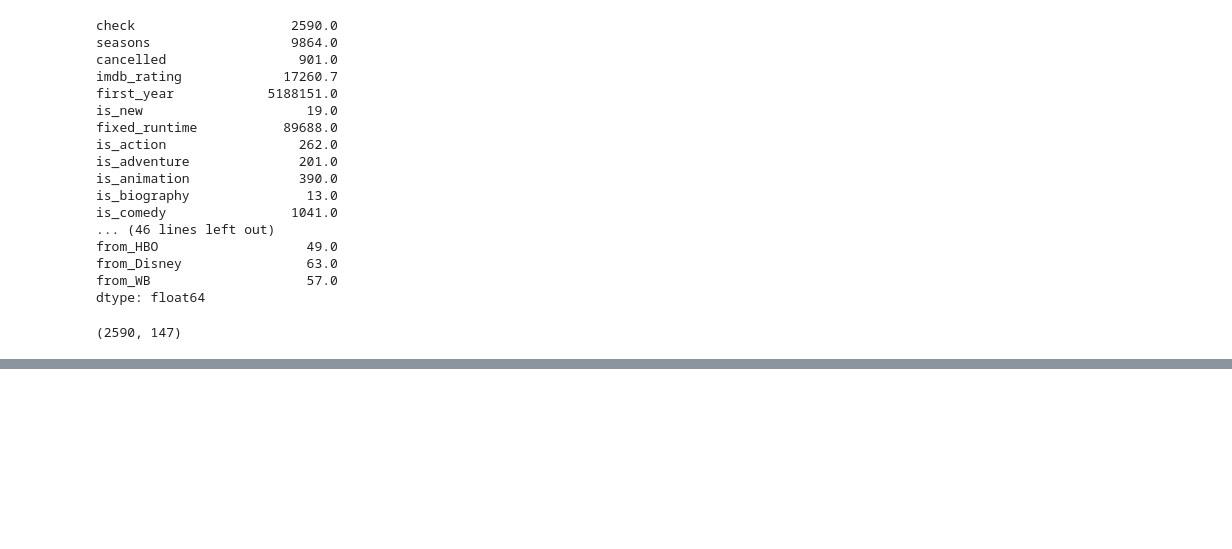
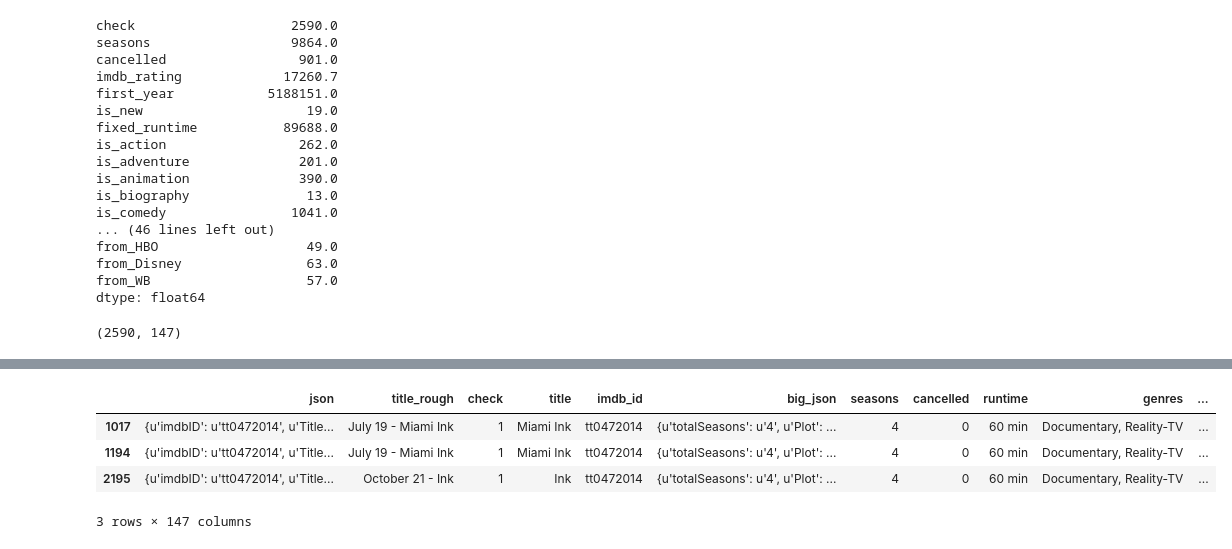
Before and after one commit to cgeppig/Will_My_Show_Get_Cancelled, a Jupyter notebook: Capstone Data Acquisition.ipynb, the cells around one changed output, grey strips where cells are left out. Cells and saved outputs as stored; diff of their text form; code cells hidden in the pictures; blank space fills up the shorter version.

```diff
--- a/Capstone Data Acquisition.ipynb
+++ b/Capstone Data Acquisition.ipynb
@@ -1288,0 +1331,8 @@ shows.shape
+# %%
+shows[shows['imdb_id']== 'tt0472014']
+# %% [output]
+|  | json | title_rough | check | title | imdb_id | big_json | seasons | cancelled | runtime | genres | ... |
+| 1017 | {u'imdbID': u'tt0472014', u'Title... | July 19 - Miami Ink | 1 | Miami Ink | tt0472014 | {u'totalSeasons': u'4', u'Plot': ... | 4 | 0 | 60 min | Documentary, Reality-TV | ... |
+| 1194 | {u'imdbID': u'tt0472014', u'Title... | July 19 - Miami Ink | 1 | Miami Ink | tt0472014 | {u'totalSeasons': u'4', u'Plot': ... | 4 | 0 | 60 min | Documentary, Reality-TV | ... |
+| 2195 | {u'imdbID': u'tt0472014', u'Title... | October 21 - Ink | 1 | Ink | tt0472014 | {u'totalSeasons': u'4', u'Plot': ... | 4 | 0 | 60 min | Documentary, Reality-TV | ... |
+3 rows × 147 columns
```
Also changed, not shown: parts of 14 cells of this notebook, 3 other files.
